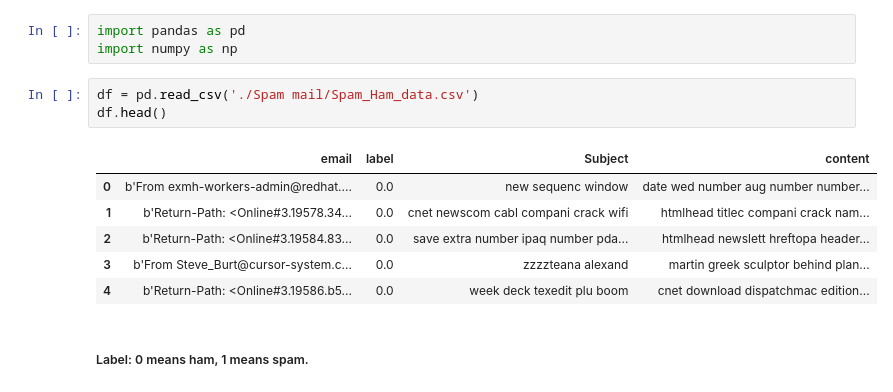
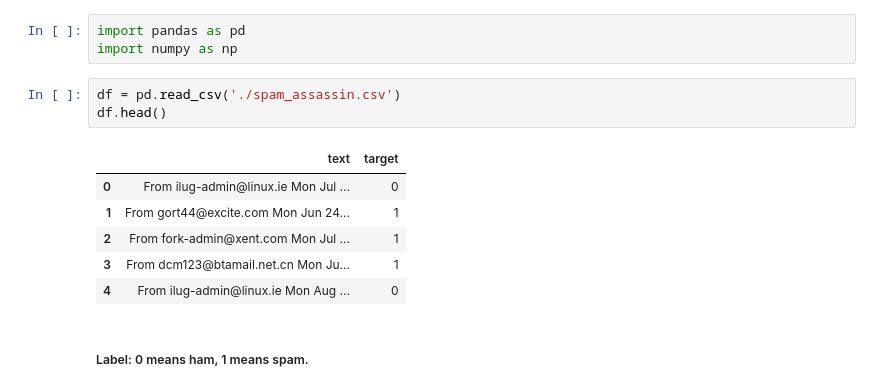
Before and after one commit to VB1709/Spam-Mail-Classification, a Jupyter notebook: Spam_Email_Prediction.ipynb, the cells around one changed output. Saved outputs shown, nothing was run; the diff lists cells and outputs as text.

```diff
--- a/Spam_Email_Prediction.ipynb
+++ b/Spam_Email_Prediction.ipynb
@@ -2,15 +2,15 @@
 import pandas as pd
 import numpy as np
 # %%
-df = pd.read_csv('./Spam mail/Spam_Ham_data.csv')
+df = pd.read_csv('./spam_assassin.csv')
 df.head()
 # %% [output]
-|  | email | label | Subject | content |
-| 0 | b'From exmh-workers-admin@redhat.... | 0.0 | new sequenc window | date wed number aug number number... |
-| 1 | b'Return-Path: <Online#3.19578.34... | 0.0 | cnet newscom cabl compani crack wifi | htmlhead titlec compani crack nam... |
-| 2 | b'Return-Path: <Online#3.19584.83... | 0.0 | save extra number ipaq number pda... | htmlhead newslett hreftopa header... |
-| 3 | b'From Steve_Burt@cursor-system.c... | 0.0 | zzzzteana alexand | martin greek sculptor behind plan... |
-| 4 | b'Return-Path: <Online#3.19586.b5... | 0.0 | week deck texedit plu boom | cnet download dispatchmac edition... |
+|  | text | target |
+| 0 | From ilug-admin@linux.ie Mon Jul ... | 0 |
+| 1 | From gort44@excite.com Mon Jun 24... | 1 |
+| 2 | From fork-admin@xent.com Mon Jul ... | 1 |
+| 3 | From dcm123@btamail.net.cn Mon Ju... | 1 |
+| 4 | From ilug-admin@linux.ie Mon Aug ... | 0 |
 # %% [markdown]
 ##### Label: 0 means ham, 1 means spam.
 # %%
```
Also changed, not shown: parts of 27 cells of this notebook, 5 other files.
